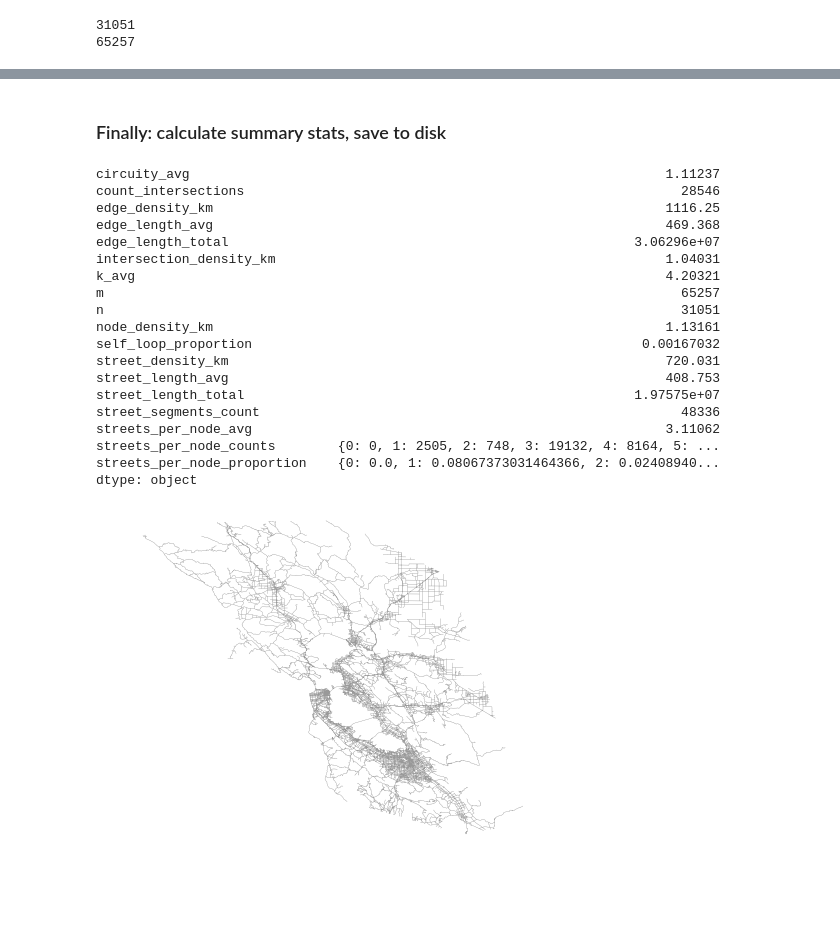
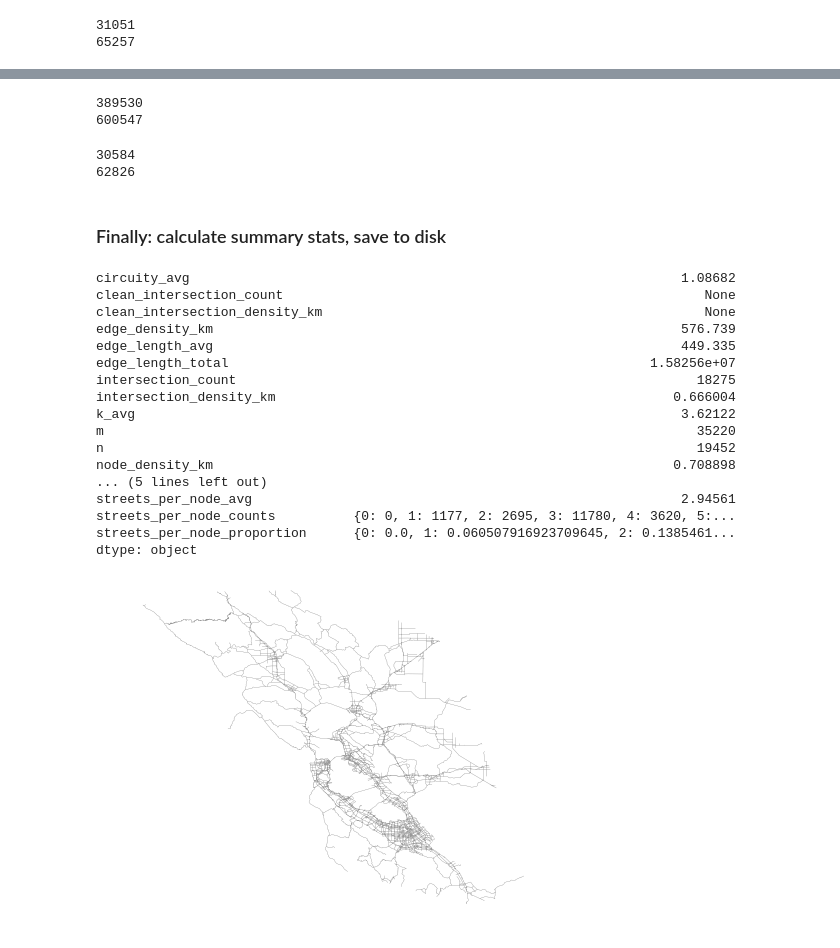
Before and after one commit to gboeing/bayarea-street-network, a Jupyter notebook: download-bay-area-network.ipynb, the cells around one changed output, grey strips where cells are left out. Drawn from its saved outputs; the diff is of its cells as text; code cells hidden in the pictures; blank space fills up the shorter version.

```diff
--- a/download-bay-area-network.ipynb
+++ b/download-bay-area-network.ipynb
@@ -101,0 +106,2 @@ print(len(G_simp.edges()))
+# %%
+G3 = G.copy()
@@ -101,0 +114,6 @@ print(len(G_simp.edges()))
+# %%
+# remove every edge not of these types, then remove isolated nodes
+G3.remove_edges_from(minor_streets)
+G3 = ox.remove_isolated_nodes(G3)
+print(len(G3.nodes()))
+print(len(G3.edges()))
@@ -101,0 +123,5 @@ print(len(G_simp.edges()))
+# %%
+# retain only the largest connected component subgraph
+G3_connected = ox.get_largest_component(G3, strongly=False)
+print(len(G3_connected.nodes()))
+print(len(G3_connected.edges()))
@@ -101,0 +131,5 @@ print(len(G_simp.edges()))
+# %%
+# now simplify the connected graph of major roads
+G3_simp = ox.simplify_graph(G3_connected, strict=True)
+print(len(G3_simp.nodes()))
+print(len(G3_simp.edges()))
@@ -102,30 +159,44 @@ print(len(G_simp.edges()))
+# %%
+# retain only the largest connected component subgraph
+G4_connected = ox.get_largest_component(G4, strongly=False)
+print(len(G4_connected.nodes()))
+print(len(G4_connected.edges()))
+# %% [output]
+389530
+600547
+# %%
+# now simplify the connected graph of major roads
+G4_simp = ox.simplify_graph(G4_connected, strict=True)
+print(len(G4_simp.nodes()))
+print(len(G4_simp.edges()))
+# %% [output]
+30584
+62826
 # %% [markdown]
 ### Finally: calculate summary stats, save to disk
 # %%
-pd.Series(ox.basic_stats(G_simp, area=bayarea_polygon_proj.area))
+pd.Series(ox.basic_stats(G3_simp, area=bayarea_polygon_proj.area))
 # %% [output]
-circuity_avg                                                             1.11237
-count_intersections                                                        28546
-edge_density_km                                                          1116.25
-edge_length_avg                                                          469.368
-edge_length_total                                                    3.06296e+07
-intersection_density_km                                                  1.04031
-k_avg                                                                    4.20321
-m                                                                          65257
-n                                                                          31051
-node_density_km                                                          1.13161
-self_loop_proportion                                                  0.00167032
-street_density_km                                                        720.031
-street_length_avg                                                        408.753
-street_length_total                                                  1.97575e+07
-street_segments_count                                                      48336
-streets_per_node_avg                                                     3.11062
-streets_per_node_counts        {0: 0, 1: 2505, 2: 748, 3: 19132, 4: 8164, 5: ...
-streets_per_node_proportion    {0: 0.0, 1: 0.08067373031464366, 2: 0.02408940...
+circuity_avg                                                               1.08682
+clean_intersection_count                                                      None
+clean_intersection_density_km                                                 None
+edge_density_km                                                            576.739
+edge_length_avg                                                            449.335
+edge_length_total                                                      1.58256e+07
+intersection_count                                                           18275
+intersection_density_km                                                   0.666004
+k_avg                                                                      3.62122
+m                                                                            35220
+n                                                                            19452
+node_density_km                                                           0.708898
+... (5 lines left out)
+streets_per_node_avg                                                       2.94561
+streets_per_node_counts          {0: 0, 1: 1177, 2: 2695, 3: 11780, 4: 3620, 5:...
+streets_per_node_proportion      {0: 0.0, 1: 0.060507916923709645, 2: 0.1385461...
 dtype: object
 # %%
-fig, ax = ox.plot_graph(G_simp, node_size=0, edge_linewidth=0.2)
+fig, ax = ox.plot_graph(G3_simp, node_size=0, edge_linewidth=0.2)
 # %% [output]
-[figure, old version]
+[figure, new version]
 # %%
 # save it as graphml to use in igraph and other network analysis tools
```
Also changed, not shown: parts of 16 cells of this notebook.
